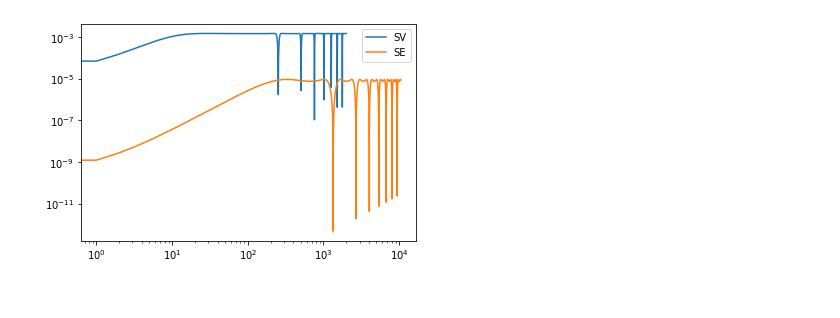
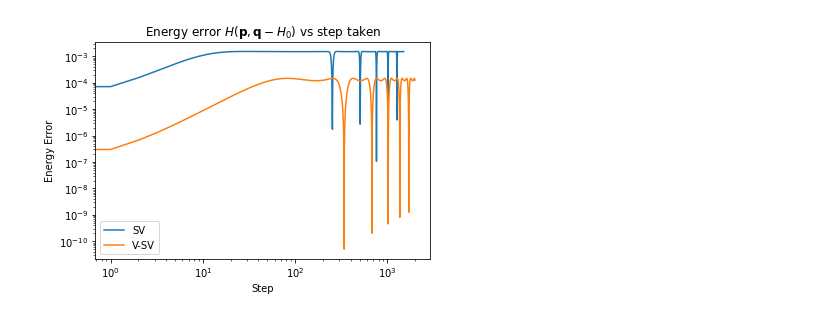
Before and after one commit to BrianWhiteaker/HMC, a Jupyter notebook: V_SV.ipynb, the cells around one changed output. Drawn from its saved outputs; the diff is of its cells as text; code cells hidden in the pictures.

```diff
--- a/V_SV.ipynb
+++ b/V_SV.ipynb
@@ -9,7 +9,7 @@ import pdb
 MU = .015
 MTOL = sys.float_info.min
 h = .02
-Time = 40
+Time = 30
 D = 2
 
 p0 = np.array([[0.],[np.sqrt(1.6/.4)]]).reshape(2,1)
@@ -108,7 +112,10 @@ plt.show()
 # %%
 plt.loglog(energy_sv, label='SV')
-plt.loglog(energy_se, label='SE')
+plt.loglog(energy_vsv, label='V-SV')
 plt.legend()
+plt.title('Energy error $H(\mathbf{p},\mathbf{q} - H_{0})$ vs step taken')
+plt.xlabel('Step')
+plt.ylabel('Energy Error')
 plt.show()
 # %% [output]
-[figure, old version]
+[figure, new version]
```
Also changed, not shown: parts of 7 cells of this notebook.
